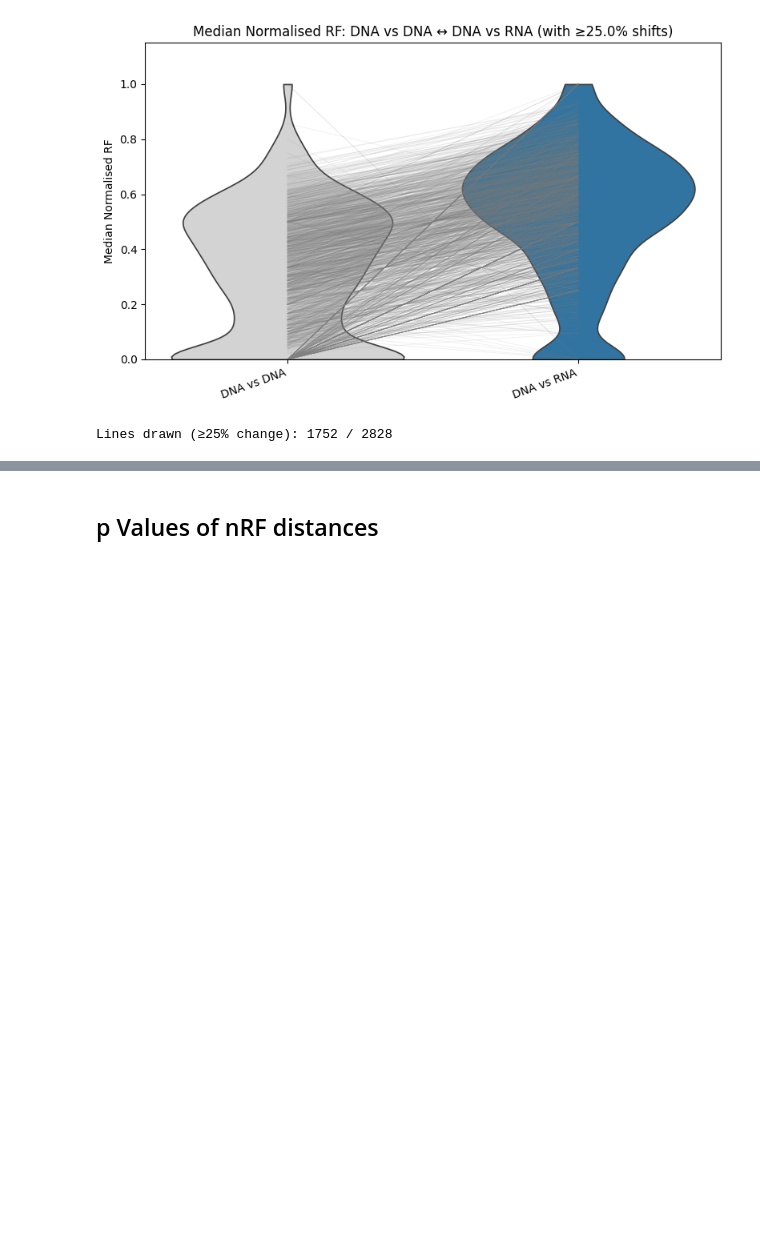
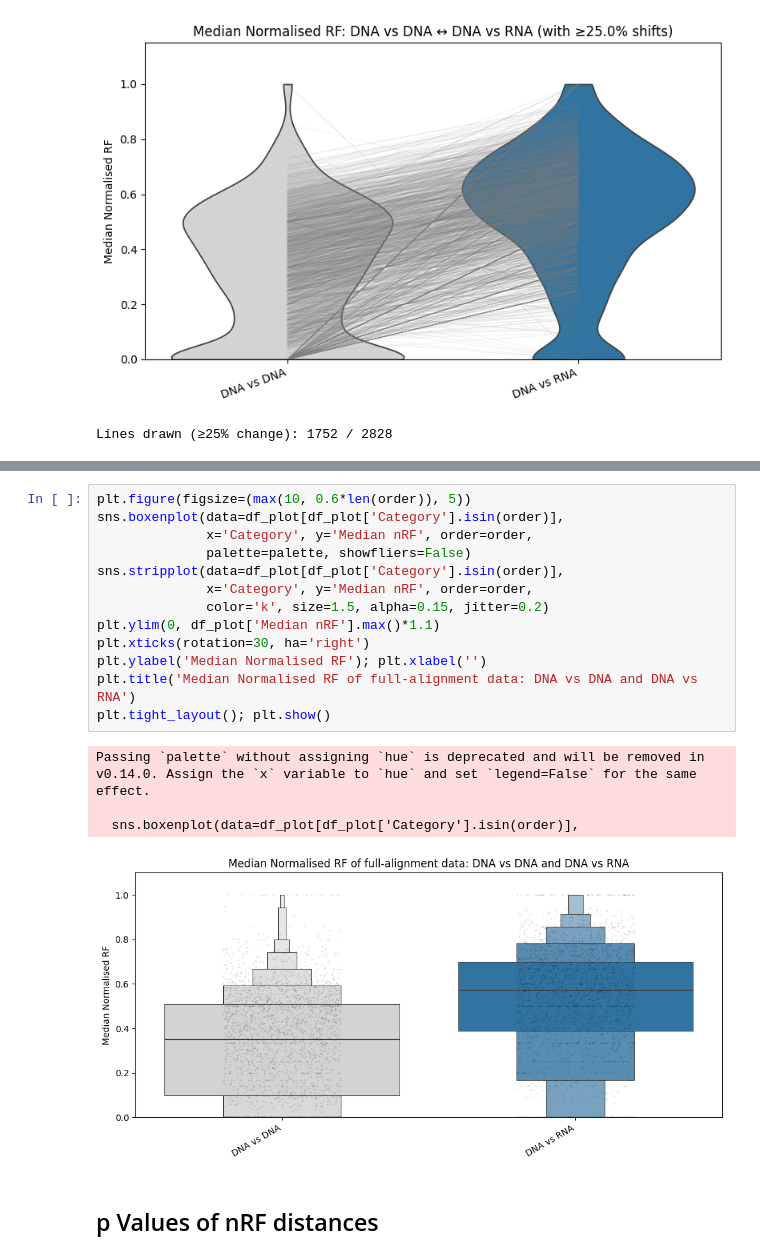
Before and after one commit to vannguyenh/RNAPhylo, a Jupyter notebook: scripts/analysis_scripts/RobinsonFould/RF_analysis_Normalisation_pVal/computePVal_FULL_UTest.ipynb, the cells around one changed output, grey strips where cells are left out. Cells and saved outputs as stored; diff of their text form; blank space fills up the shorter version.

```diff
--- a/scripts/analysis_scripts/RobinsonFould/RF_analysis_Normalisation_pVal/computePVal_FULL_UTest.ipynb
+++ b/scripts/analysis_scripts/RobinsonFould/RF_analysis_Normalisation_pVal/computePVal_FULL_UTest.ipynb
@@ -388,3 +402,21 @@ Lines drawn (≥25% change): 1752 / 2828
+# %%
+plt.figure(figsize=(max(10, 0.6*len(order)), 5))
+sns.boxenplot(data=df_plot[df_plot['Category'].isin(order)],
+              x='Category', y='Median nRF', order=order,
+              palette=palette, showfliers=False)
+sns.stripplot(data=df_plot[df_plot['Category'].isin(order)],
+              x='Category', y='Median nRF', order=order,
+              color='k', size=1.5, alpha=0.15, jitter=0.2)
+plt.ylim(0, df_plot['Median nRF'].max()*1.1)
+plt.xticks(rotation=30, ha='right')
+plt.ylabel('Median Normalised RF'); plt.xlabel('')
+plt.title('Median Normalised RF of full-alignment data: DNA vs DNA and DNA vs RNA')
+plt.tight_layout(); plt.show()
+# %% [output]
+Passing `palette` without assigning `hue` is deprecated and will be removed in v0.14.0. Assign the `x` variable to `hue` and set `legend=False` for the same effect.
+
+  sns.boxenplot(data=df_plot[df_plot['Category'].isin(order)],
+[figure, added]
 # %% [markdown]
 ## p Values of nRF distances
 # %%
```
Also changed, not shown: parts of 2 cells of this notebook, 1 other file.
